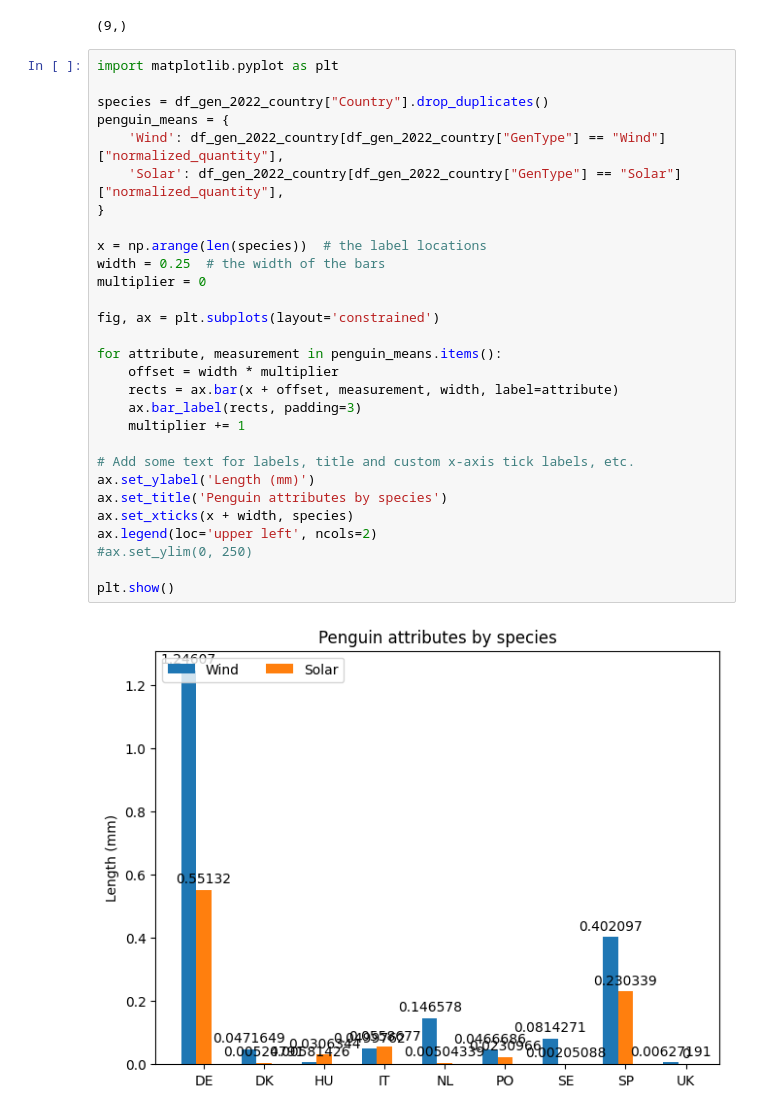
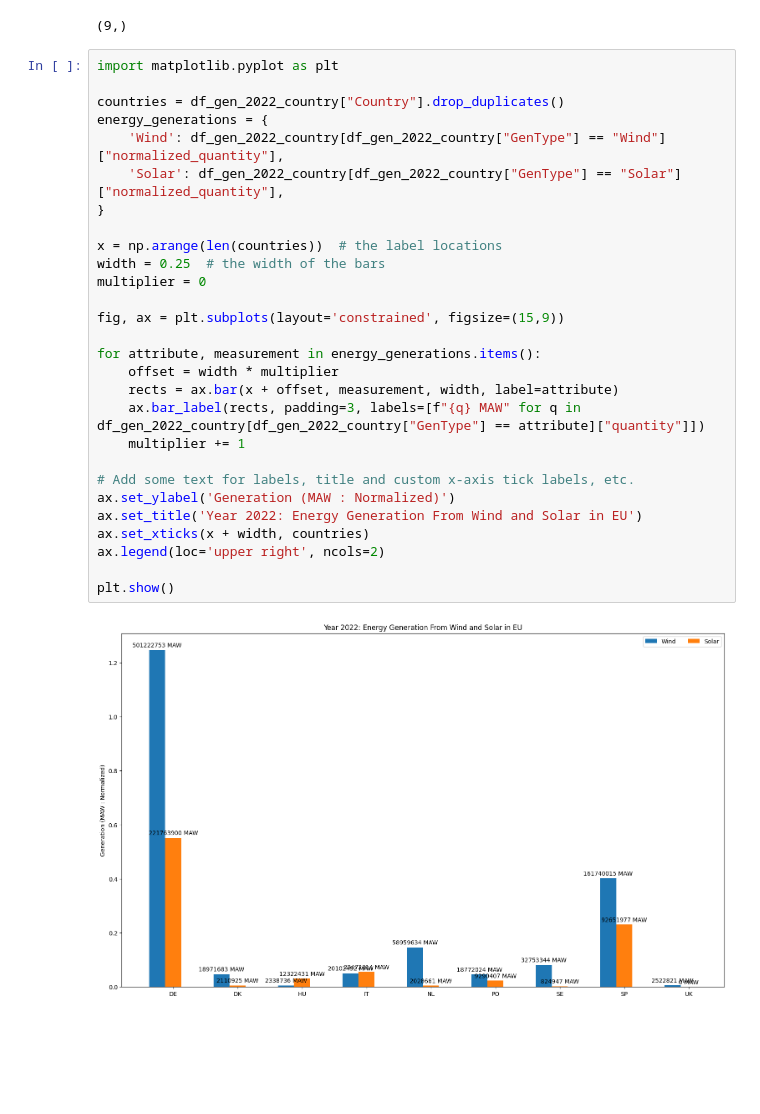
Before and after one commit to mahbubur-87/SE-Europe-Data_Challenge_Template, a Jupyter notebook: se-europe-data-challenge-data-analysis.ipynb, the cells around one changed output. Saved outputs shown, nothing was run; the diff lists cells and outputs as text; blank space fills up the shorter version.

```diff
--- a/se-europe-data-challenge-data-analysis.ipynb
+++ b/se-europe-data-challenge-data-analysis.ipynb
@@ -414,31 +414,30 @@ df_gen_2022_country[df_gen_2022_country["GenType"] == "Solar"]["normalized_quant
 # %%
 import matplotlib.pyplot as plt
 
-species = df_gen_2022_country["Country"].drop_duplicates()
-penguin_means = {
+countries = df_gen_2022_country["Country"].drop_duplicates()
+energy_generations = {
     'Wind': df_gen_2022_country[df_gen_2022_country["GenType"] == "Wind"]["normalized_quantity"],
     'Solar': df_gen_2022_country[df_gen_2022_country["GenType"] == "Solar"]["normalized_quantity"],
 }
 
-x = np.arange(len(species))  # the label locations
+x = np.arange(len(countries))  # the label locations
 width = 0.25  # the width of the bars
 multiplier = 0
 
-fig, ax = plt.subplots(layout='constrained')
+fig, ax = plt.subplots(layout='constrained', figsize=(15,9))
 
-for attribute, measurement in penguin_means.items():
+for attribute, measurement in energy_generations.items():
     offset = width * multiplier
     rects = ax.bar(x + offset, measurement, width, label=attribute)
-    ax.bar_label(rects, padding=3)
+    ax.bar_label(rects, padding=3, labels=[f"{q} MAW" for q in df_gen_2022_country[df_gen_2022_country["GenType"] == attribute]["quantity"]])
     multiplier += 1
 
 # Add some text for labels, title and custom x-axis tick labels, etc.
-ax.set_ylabel('Length (mm)')
-ax.set_title('Penguin attributes by species')
-ax.set_xticks(x + width, species)
-ax.legend(loc='upper left', ncols=2)
-#ax.set_ylim(0, 250)
+ax.set_ylabel('Generation (MAW : Normalized)')
+ax.set_title('Year 2022: Energy Generation From Wind and Solar in EU')
+ax.set_xticks(x + width, countries)
+ax.legend(loc='upper right', ncols=2)
 
 plt.show()
 # %% [output]
-[figure, old version]
+[figure, new version]
```
Also changed, not shown: parts of 2 cells of this notebook.
